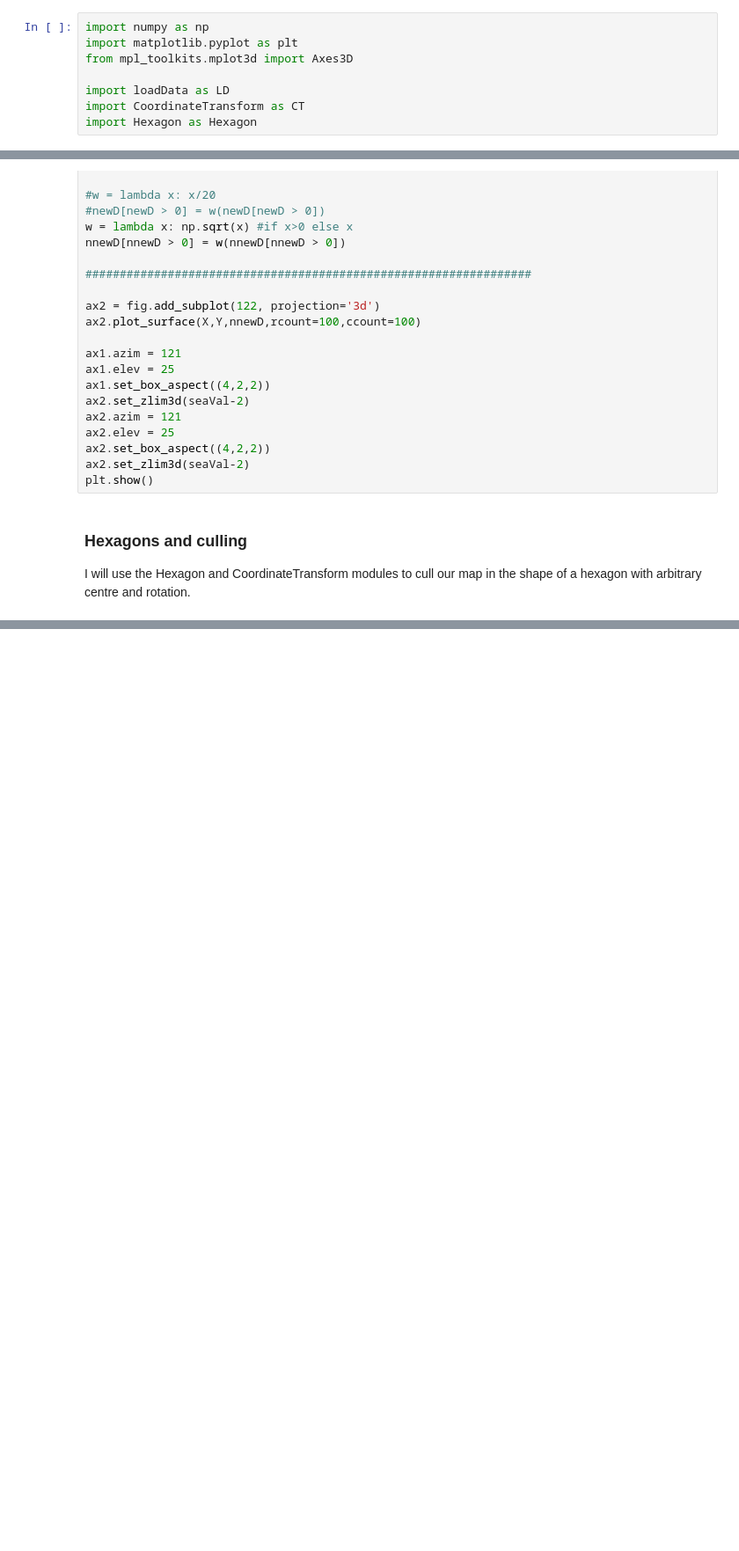
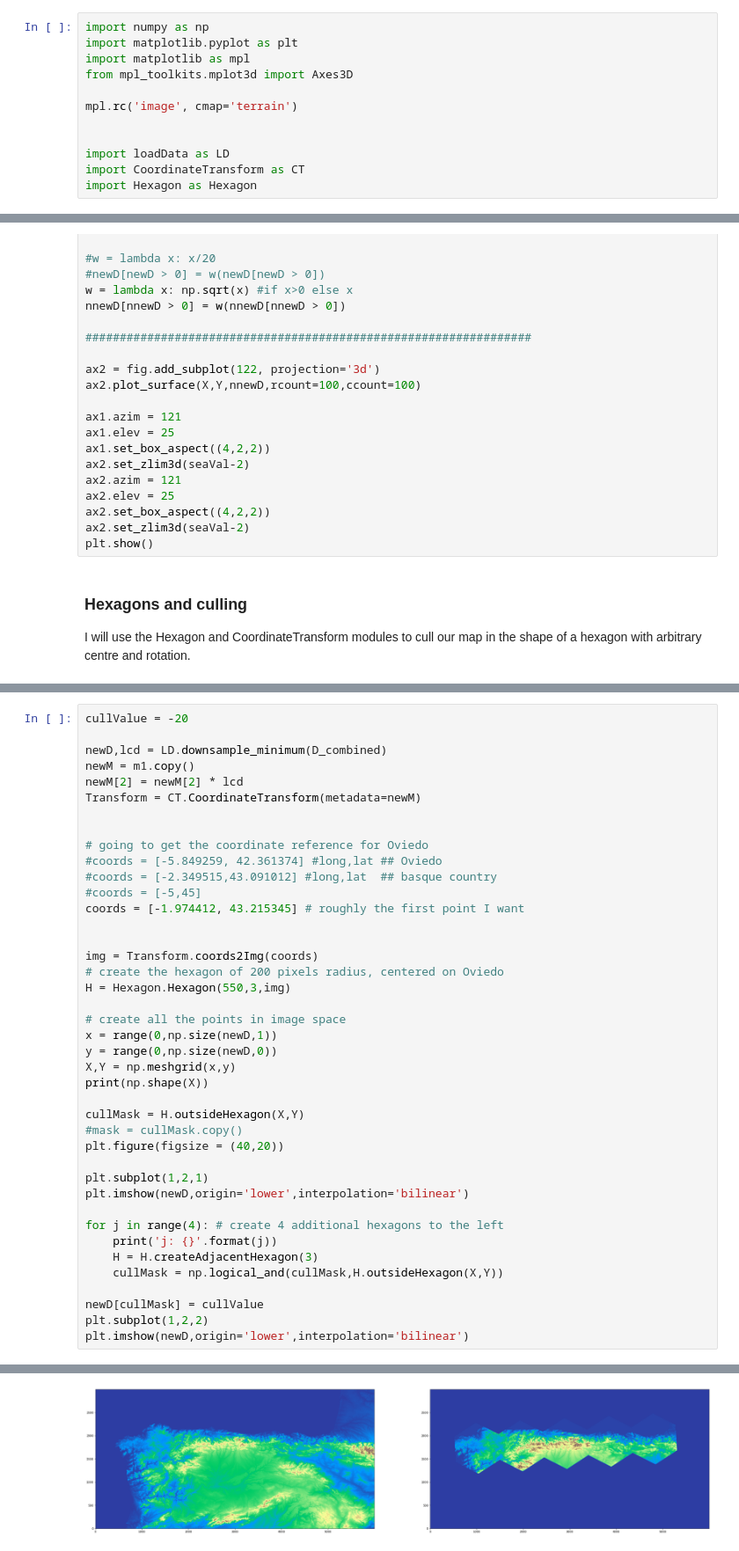
Before and after one commit to DAndrewA/TopographicalHexagons, a Jupyter notebook: main.ipynb, the cells around one changed output, grey strips where cells are left out. Shown at 88% size. Drawn from its saved outputs; the diff is of its cells as text; blank space fills up the shorter version.

```diff
--- a/main.ipynb
+++ b/main.ipynb
@@ -8,7 +8,11 @@ This code will set up the environment required to produce the plots I would like
 # %%
 import numpy as np
 import matplotlib.pyplot as plt
+import matplotlib as mpl
 from mpl_toolkits.mplot3d import Axes3D
+
+mpl.rc('image', cmap='terrain')
+
 
 import loadData as LD
 import CoordinateTransform as CT
@@ -146,0 +162,42 @@ newD created, size is (6000,3000)
+# %%
+cullValue = -20
+
+newD,lcd = LD.downsample_minimum(D_combined)
+newM = m1.copy()
+newM[2] = newM[2] * lcd
+Transform = CT.CoordinateTransform(metadata=newM)
+
+
+# going to get the coordinate reference for Oviedo
+#coords = [-5.849259, 42.361374] #long,lat ## Oviedo
+#coords = [-2.349515,43.091012] #long,lat  ## basque country
+#coords = [-5,45]
+coords = [-1.974412, 43.215345] # roughly the first point I want
+
+
+img = Transform.coords2Img(coords)
+# create the hexagon of 200 pixels radius, centered on Oviedo
+H = Hexagon.Hexagon(550,3,img)
+
+# create all the points in image space
+x = range(0,np.size(newD,1))
+y = range(0,np.size(newD,0))
+X,Y = np.meshgrid(x,y)
+print(np.shape(X))
+
+cullMask = H.outsideHexagon(X,Y)
+#mask = cullMask.copy()
+plt.figure(figsize = (40,20))
+
+plt.subplot(1,2,1)
+plt.imshow(newD,origin='lower',interpolation='bilinear')
+
+for j in range(4): # create 4 additional hexagons to the left
+    print('j: {}'.format(j))
+    H = H.createAdjacentHexagon(3)
+    cullMask = np.logical_and(cullMask,H.outsideHexagon(X,Y))
+
+newD[cullMask] = cullValue
+plt.subplot(1,2,2)
+plt.imshow(newD,origin='lower',interpolation='bilinear')
+# %% [output]
@@ -146,0 +222 @@ newD created, size is (6000,3000)
+[figure, added]
```
Also changed, not shown: parts of 5 cells of this notebook, 3 other files.
